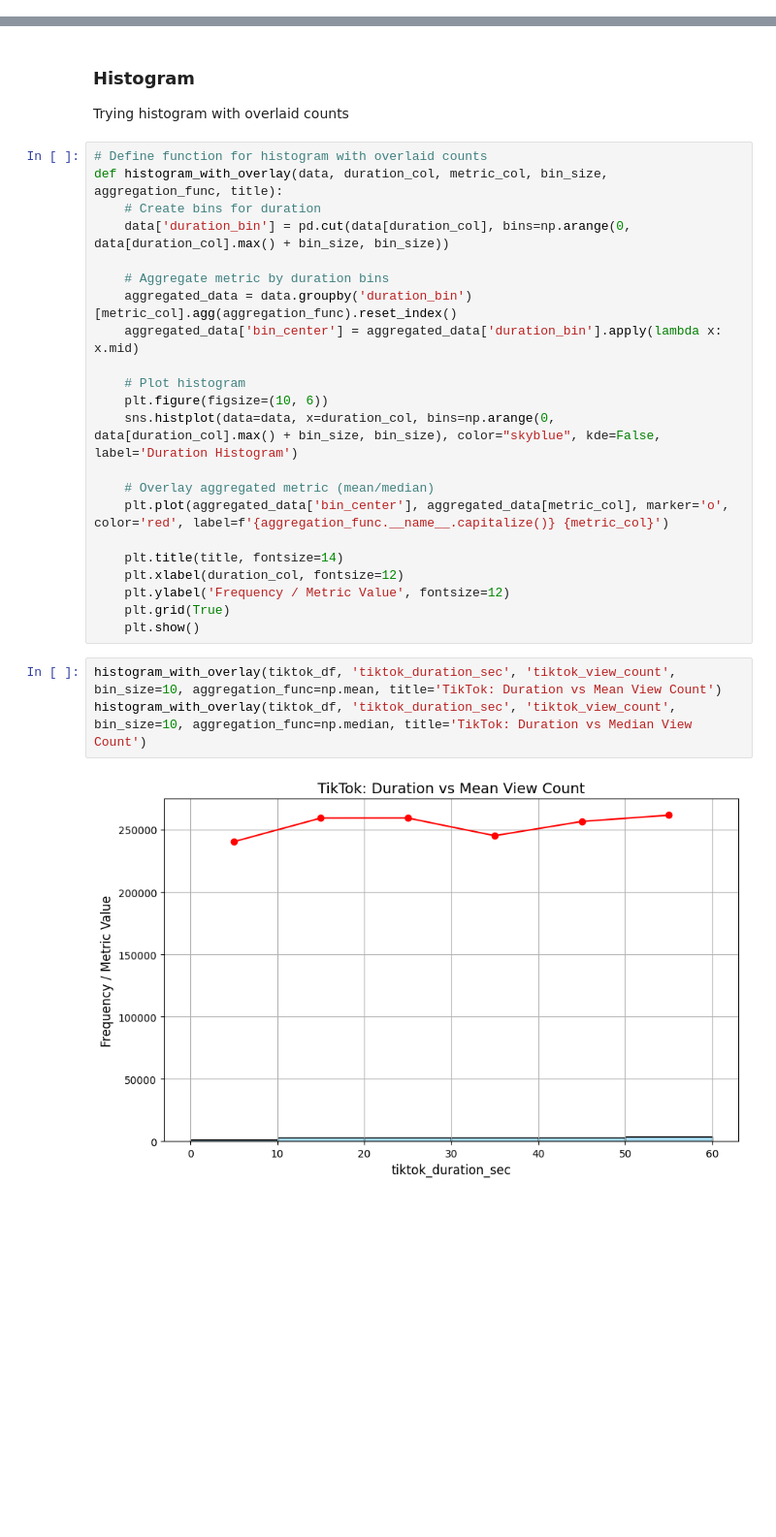
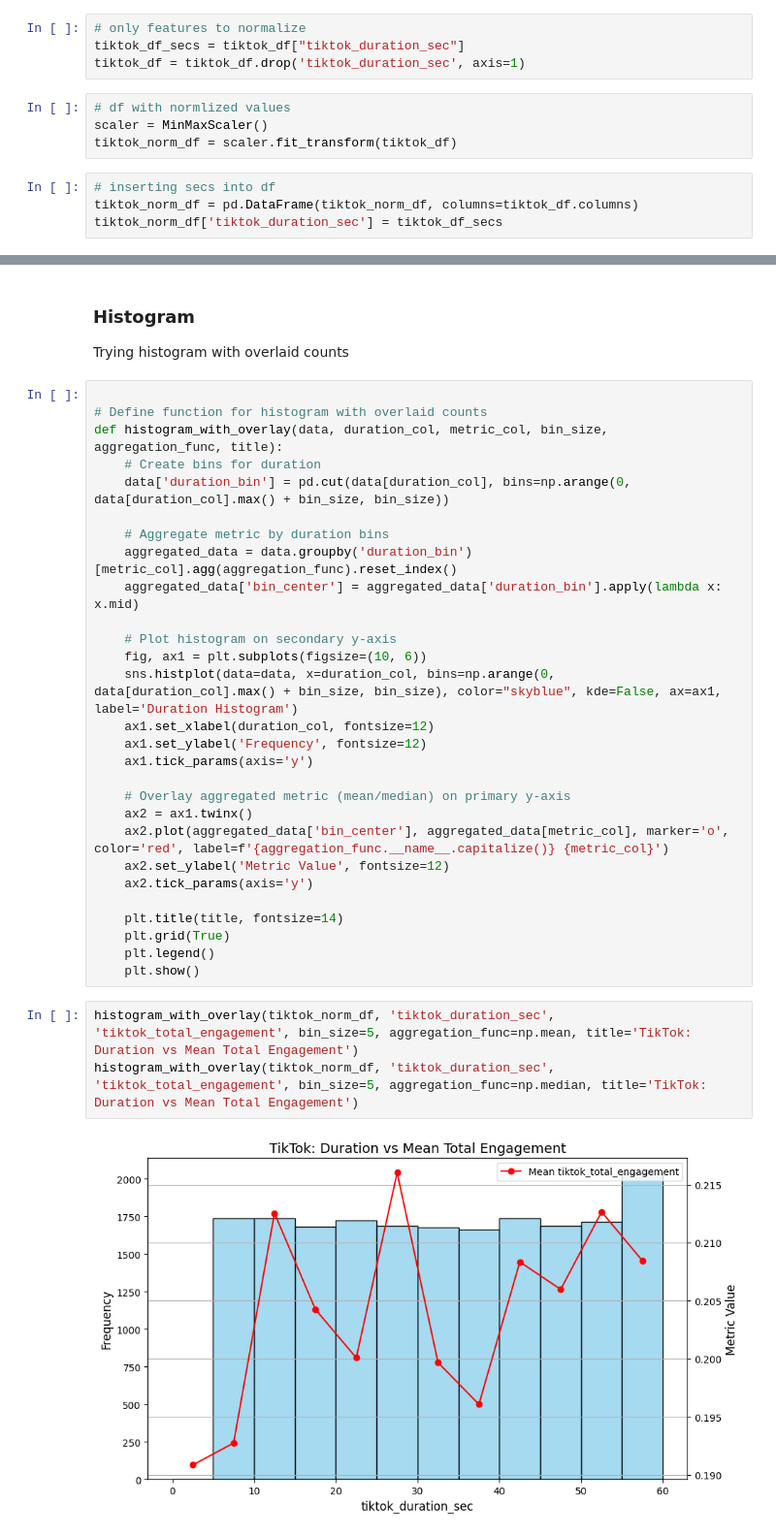
Before and after one commit to Takosaga/fall_24, a Jupyter notebook: big_data/coursework_assignment/3_dashboard.ipynb, the cells around one changed output, grey strips where cells are left out. Shown at 97% size. Saved outputs shown, nothing was run; the diff lists cells and outputs as text; blank space fills up the shorter version.

Commit message:
feat: scatter plot and histogram made

```diff
--- a/big_data/coursework_assignment/3_dashboard.ipynb
+++ b/big_data/coursework_assignment/3_dashboard.ipynb
@@ -109,0 +179,12 @@ plt.hist(data_to_plot, bins=30)
+# %%
+# only features to normalize
+tiktok_df_secs = tiktok_df["tiktok_duration_sec"]
+tiktok_df = tiktok_df.drop('tiktok_duration_sec', axis=1)
+# %%
+# df with normlized values
+scaler = MinMaxScaler()
+tiktok_norm_df = scaler.fit_transform(tiktok_df)
+# %%
+# inserting secs into df
+tiktok_norm_df = pd.DataFrame(tiktok_norm_df, columns=tiktok_df.columns)
+tiktok_norm_df['tiktok_duration_sec'] = tiktok_df_secs
@@ -151,6 +249,7 @@ Scatterplot shows no correclation
 ### Histogram
 Trying histogram with overlaid counts
 # %%
+
 # Define function for histogram with overlaid counts
 def histogram_with_overlay(data, duration_col, metric_col, bin_size, aggregation_func, title):
     # Create bins for duration
@@ -160,20 +259,25 @@ def histogram_with_overlay(data, duration_col, metric_col, bin_size, aggregation
     aggregated_data = data.groupby('duration_bin')[metric_col].agg(aggregation_func).reset_index()
     aggregated_data['bin_center'] = aggregated_data['duration_bin'].apply(lambda x: x.mid)
 
-    # Plot histogram
-    plt.figure(figsize=(10, 6))
-    sns.histplot(data=data, x=duration_col, bins=np.arange(0, data[duration_col].max() + bin_size, bin_size), color="skyblue", kde=False, label='Duration Histogram')
+    # Plot histogram on secondary y-axis
+    fig, ax1 = plt.subplots(figsize=(10, 6))
+    sns.histplot(data=data, x=duration_col, bins=np.arange(0, data[duration_col].max() + bin_size, bin_size), color="skyblue", kde=False, ax=ax1, label='Duration Histogram')
+    ax1.set_xlabel(duration_col, fontsize=12)
+    ax1.set_ylabel('Frequency', fontsize=12)
+    ax1.tick_params(axis='y')
 
-    # Overlay aggregated metric (mean/median)
-    plt.plot(aggregated_data['bin_center'], aggregated_data[metric_col], marker='o', color='red', label=f'{aggregation_func.__name__.capitalize()} {metric_col}')
+    # Overlay aggregated metric (mean/median) on primary y-axis
+    ax2 = ax1.twinx()
+    ax2.plot(aggregated_data['bin_center'], aggregated_data[metric_col], marker='o', color='red', label=f'{aggregation_func.__name__.capitalize()} {metric_col}')
+    ax2.set_ylabel('Metric Value', fontsize=12)
+    ax2.tick_params(axis='y')
 
     plt.title(title, fontsize=14)
-    plt.xlabel(duration_col, fontsize=12)
-    plt.ylabel('Frequency / Metric Value', fontsize=12)
     plt.grid(True)
+    plt.legend()
     plt.show()
 # %%
-histogram_with_overlay(tiktok_df, 'tiktok_duration_sec', 'tiktok_view_count', bin_size=10, aggregation_func=np.mean, title='TikTok: Duration vs Mean View Count')
-histogram_with_overlay(tiktok_df, 'tiktok_duration_sec', 'tiktok_view_count', bin_size=10, aggregation_func=np.median, title='TikTok: Duration vs Median View Count')
+histogram_with_overlay(tiktok_norm_df, 'tiktok_duration_sec', 'tiktok_total_engagement', bin_size=5, aggregation_func=np.mean, title='TikTok: Duration vs Mean Total Engagement')
+histogram_with_overlay(tiktok_norm_df, 'tiktok_duration_sec', 'tiktok_total_engagement', bin_size=5, aggregation_func=np.median, title='TikTok: Duration vs Mean Total Engagement')
 # %% [output]
-[figure, old version]
+[figure, new version]
```
Also changed, not shown: parts of 25 cells of this notebook.
